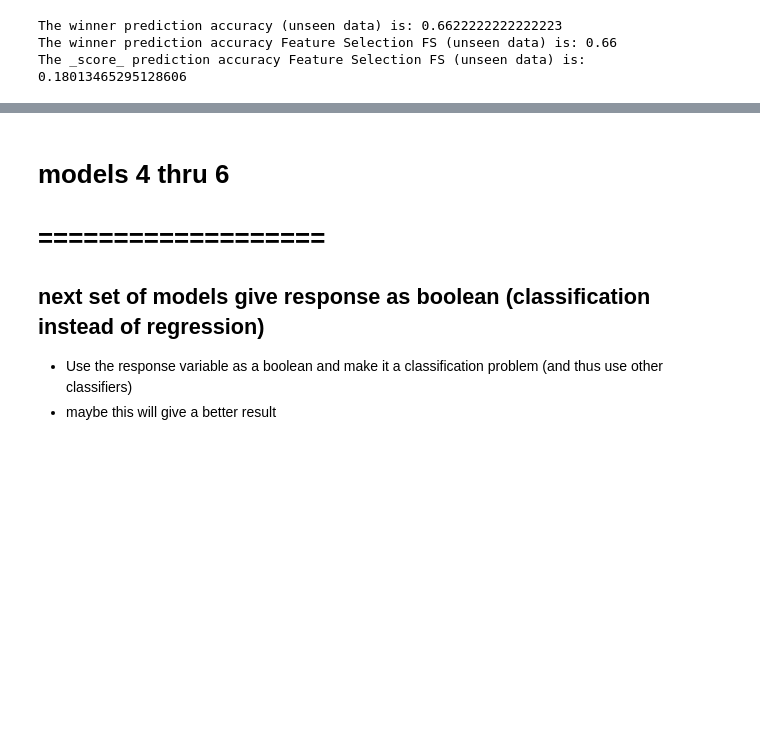
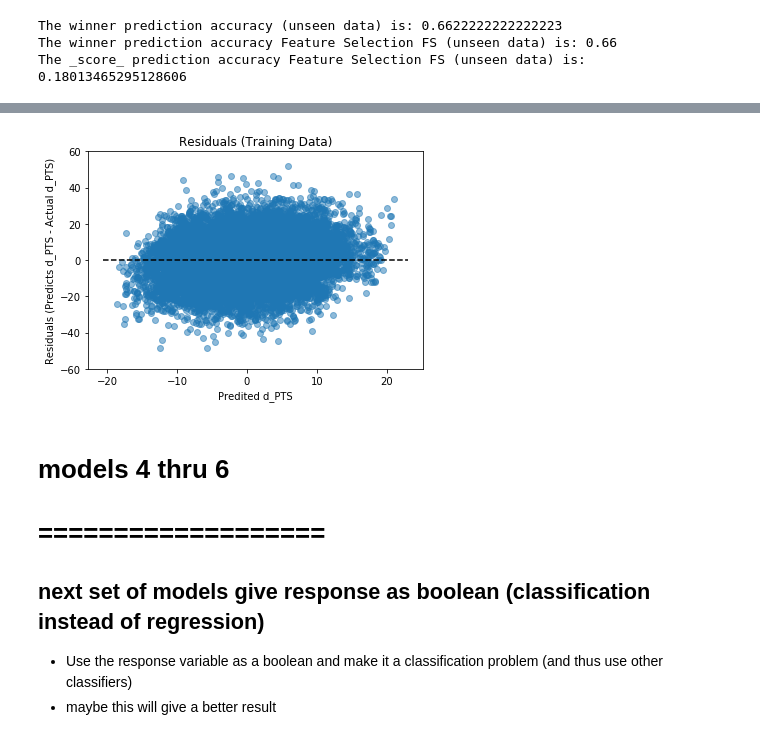
Before and after one commit to JayWang64/SpringboardDS, a Jupyter notebook: 10.6.1 - Capstone In Depth/_4 in depth - model.ipynb, the cells around one changed output, grey strips where cells are left out. Drawn from its saved outputs; the diff is of its cells as text; code cells hidden in the pictures; blank space fills up the shorter version.

```diff
--- a/10.6.1 - Capstone In Depth/_4 in depth - model.ipynb
+++ b/10.6.1 - Capstone In Depth/_4 in depth - model.ipynb
@@ -683,0 +800,3 @@ The _score_ prediction accuracy Feature Selection FS (unseen data) is: 0.1801346
+# %%
+df_y_pred_rfr_fs_training['residual'] = df_y_pred_rfr_fs_training['y_pred'] - df_y_pred_rfr_fs_training['y_act']
+df_y_pred_rfr_fs_training['residual_act_pred'] = df_y_pred_rfr_fs_training['y_act'] - df_y_pred_rfr_fs_training['y_pred']
@@ -683,0 +820,24 @@ The _score_ prediction accuracy Feature Selection FS (unseen data) is: 0.1801346
+# %%
+plt.scatter(x=df_y_pred_rfr_fs_training['y_pred'],
+            y=df_y_pred_rfr_fs_training['residual_act_pred'],
+            alpha=0.5,
+            marker='o'
+           )
+plt.title('Residuals (Training Data)')
+plt.xlabel('Predited d_PTS')
+plt.ylabel('Residuals (Predicts d_PTS - Actual d_PTS)')
+
+plt.ylim((-60,60))
+
+
+x_lim = plt.xlim()
+y_lim = plt.ylim()
+
+# plt.plot(x_lim, y_lim, '--', color='r', label='Perfect Prediction')
+# plt.plot([0,0], y_lim, '-', color='grey')
+plt.plot(x_lim, [0,0], '--', color='k')
+
+
+plt.show()
+# %% [output]
+[figure, added]
```
Also changed, not shown: parts of 19 cells of this notebook.
